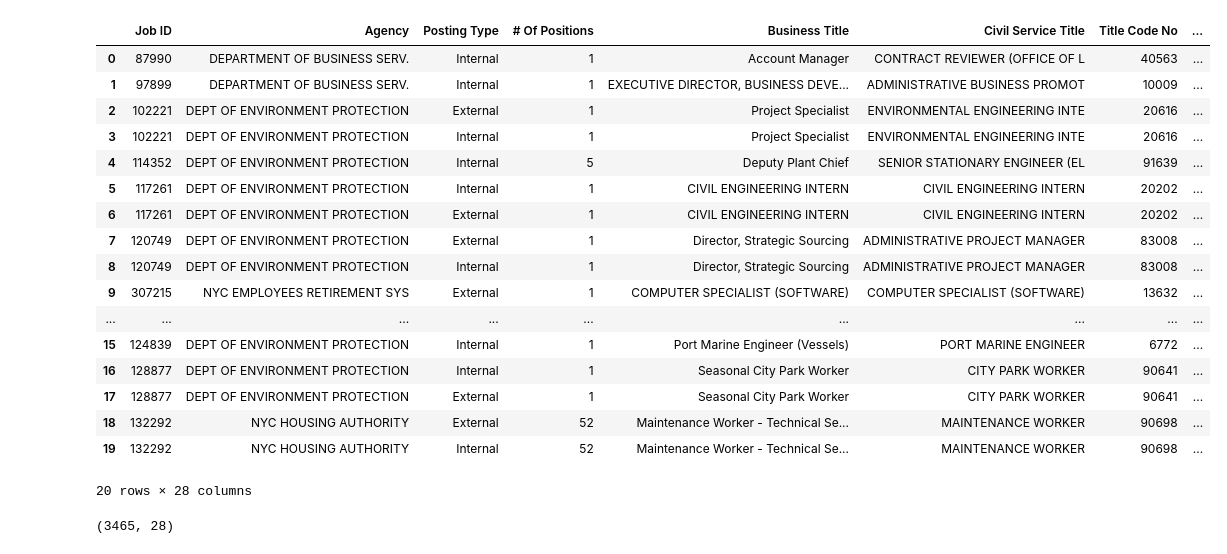
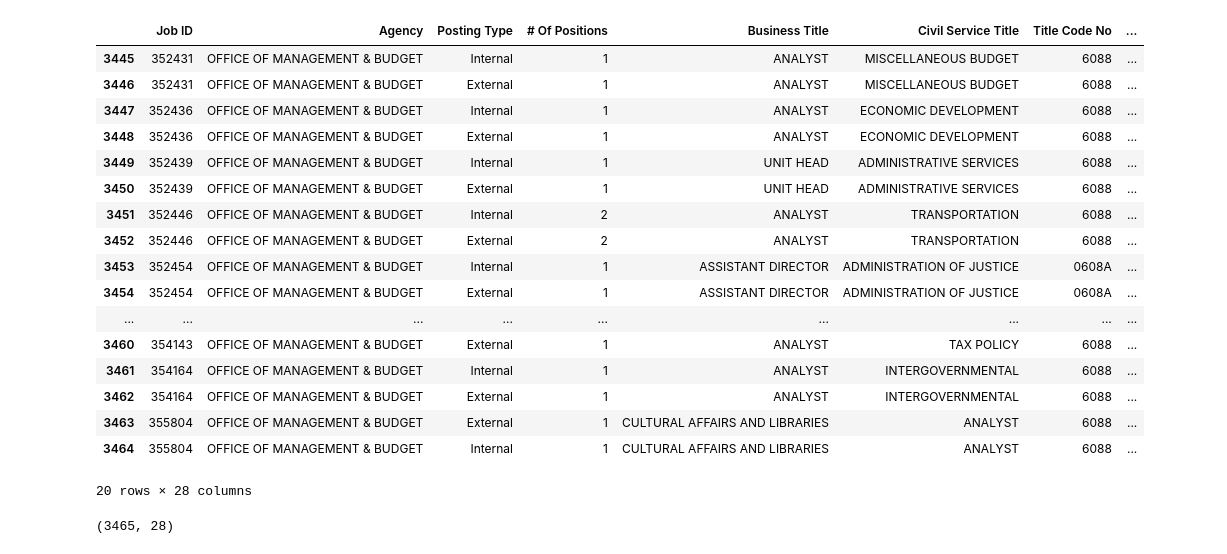
Before and after one commit to flameman4555/super-robot, a Jupyter notebook: NYC_Jobs .ipynb, the cells around one changed output. Drawn from its saved outputs; the diff is of its cells as text; code cells hidden in the pictures.

```diff
--- a/NYC_Jobs .ipynb
+++ b/NYC_Jobs .ipynb
@@ -9,25 +9,25 @@ import re
 file = r'C:\Users\Gouth_000\NYC_Jobs.csv'
 df = pd.read_csv(file)
 # %%
-df.head(20)
+df.tail(20)
 # %% [output]
 |  | Job ID | Agency | Posting Type | # Of Positions | Business Title | Civil Service Title | Title Code No | ... |
-| 0 | 87990 | DEPARTMENT OF BUSINESS SERV. | Internal | 1 | Account Manager | CONTRACT REVIEWER (OFFICE OF L | 40563 | ... |
-| 1 | 97899 | DEPARTMENT OF BUSINESS SERV. | Internal | 1 | EXECUTIVE DIRECTOR, BUSINESS DEVE... | ADMINISTRATIVE BUSINESS PROMOT | 10009 | ... |
-| 2 | 102221 | DEPT OF ENVIRONMENT PROTECTION | External | 1 | Project Specialist | ENVIRONMENTAL ENGINEERING INTE | 20616 | ... |
-| 3 | 102221 | DEPT OF ENVIRONMENT PROTECTION | Internal | 1 | Project Specialist | ENVIRONMENTAL ENGINEERING INTE | 20616 | ... |
-| 4 | 114352 | DEPT OF ENVIRONMENT PROTECTION | Internal | 5 | Deputy Plant Chief | SENIOR STATIONARY ENGINEER (EL | 91639 | ... |
-| 5 | 117261 | DEPT OF ENVIRONMENT PROTECTION | Internal | 1 | CIVIL ENGINEERING INTERN | CIVIL ENGINEERING INTERN | 20202 | ... |
-| 6 | 117261 | DEPT OF ENVIRONMENT PROTECTION | External | 1 | CIVIL ENGINEERING INTERN | CIVIL ENGINEERING INTERN | 20202 | ... |
-| 7 | 120749 | DEPT OF ENVIRONMENT PROTECTION | External | 1 | Director, Strategic Sourcing | ADMINISTRATIVE PROJECT MANAGER | 83008 | ... |
-| 8 | 120749 | DEPT OF ENVIRONMENT PROTECTION | Internal | 1 | Director, Strategic Sourcing | ADMINISTRATIVE PROJECT MANAGER | 83008 | ... |
-| 9 | 307215 | NYC EMPLOYEES RETIREMENT SYS | External | 1 | COMPUTER SPECIALIST (SOFTWARE) | COMPUTER SPECIALIST (SOFTWARE) | 13632 | ... |
+| 3445 | 352431 | OFFICE OF MANAGEMENT & BUDGET | Internal | 1 | ANALYST | MISCELLANEOUS BUDGET | 6088 | ... |
+| 3446 | 352431 | OFFICE OF MANAGEMENT & BUDGET | External | 1 | ANALYST | MISCELLANEOUS BUDGET | 6088 | ... |
+| 3447 | 352436 | OFFICE OF MANAGEMENT & BUDGET | Internal | 1 | ANALYST | ECONOMIC DEVELOPMENT | 6088 | ... |
+| 3448 | 352436 | OFFICE OF MANAGEMENT & BUDGET | External | 1 | ANALYST | ECONOMIC DEVELOPMENT | 6088 | ... |
+| 3449 | 352439 | OFFICE OF MANAGEMENT & BUDGET | Internal | 1 | UNIT HEAD | ADMINISTRATIVE SERVICES | 6088 | ... |
+| 3450 | 352439 | OFFICE OF MANAGEMENT & BUDGET | External | 1 | UNIT HEAD | ADMINISTRATIVE SERVICES | 6088 | ... |
+| 3451 | 352446 | OFFICE OF MANAGEMENT & BUDGET | Internal | 2 | ANALYST | TRANSPORTATION | 6088 | ... |
+| 3452 | 352446 | OFFICE OF MANAGEMENT & BUDGET | External | 2 | ANALYST | TRANSPORTATION | 6088 | ... |
+| 3453 | 352454 | OFFICE OF MANAGEMENT & BUDGET | Internal | 1 | ASSISTANT DIRECTOR | ADMINISTRATION OF JUSTICE | 0608A | ... |
+| 3454 | 352454 | OFFICE OF MANAGEMENT & BUDGET | External | 1 | ASSISTANT DIRECTOR | ADMINISTRATION OF JUSTICE | 0608A | ... |
 | ... | ... | ... | ... | ... | ... | ... | ... | ... |
-| 15 | 124839 | DEPT OF ENVIRONMENT PROTECTION | Internal | 1 | Port Marine Engineer (Vessels) | PORT MARINE ENGINEER | 6772 | ... |
-| 16 | 128877 | DEPT OF ENVIRONMENT PROTECTION | Internal | 1 | Seasonal City Park Worker | CITY PARK WORKER | 90641 | ... |
-| 17 | 128877 | DEPT OF ENVIRONMENT PROTECTION | External | 1 | Seasonal City Park Worker | CITY PARK WORKER | 90641 | ... |
-| 18 | 132292 | NYC HOUSING AUTHORITY | External | 52 | Maintenance Worker - Technical Se... | MAINTENANCE WORKER | 90698 | ... |
-| 19 | 132292 | NYC HOUSING AUTHORITY | Internal | 52 | Maintenance Worker - Technical Se... | MAINTENANCE WORKER | 90698 | ... |
+| 3460 | 354143 | OFFICE OF MANAGEMENT & BUDGET | External | 1 | ANALYST | TAX POLICY | 6088 | ... |
+| 3461 | 354164 | OFFICE OF MANAGEMENT & BUDGET | Internal | 1 | ANALYST | INTERGOVERNMENTAL | 6088 | ... |
+| 3462 | 354164 | OFFICE OF MANAGEMENT & BUDGET | External | 1 | ANALYST | INTERGOVERNMENTAL | 6088 | ... |
+| 3463 | 355804 | OFFICE OF MANAGEMENT & BUDGET | External | 1 | CULTURAL AFFAIRS AND LIBRARIES | ANALYST | 6088 | ... |
+| 3464 | 355804 | OFFICE OF MANAGEMENT & BUDGET | Internal | 1 | CULTURAL AFFAIRS AND LIBRARIES | ANALYST | 6088 | ... |
 20 rows × 28 columns
 # %%
 df.shape
```
Also changed, not shown: parts of 12 cells of this notebook.
